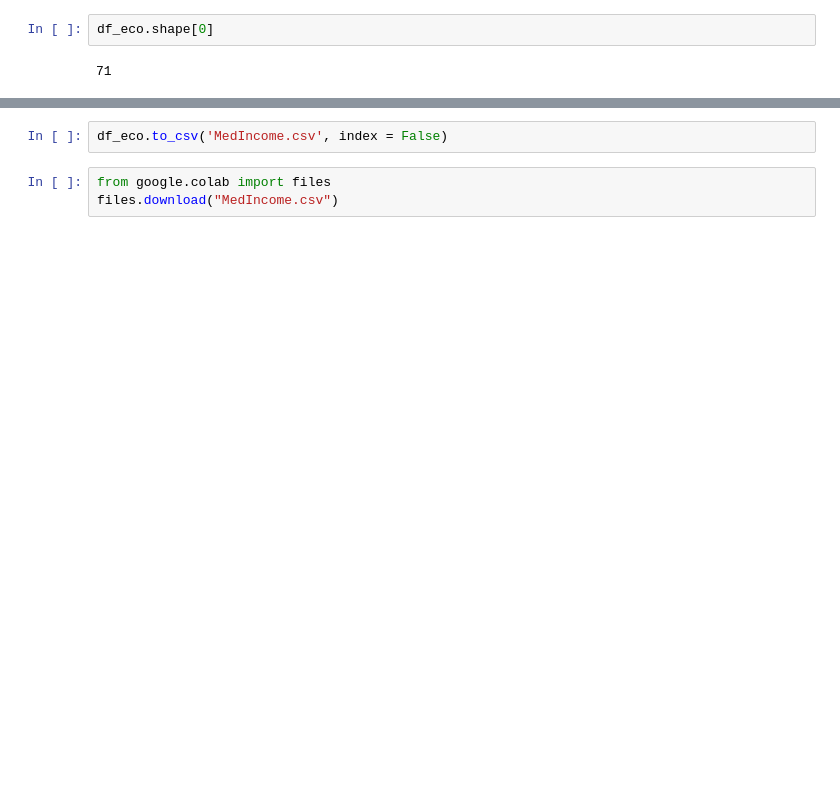
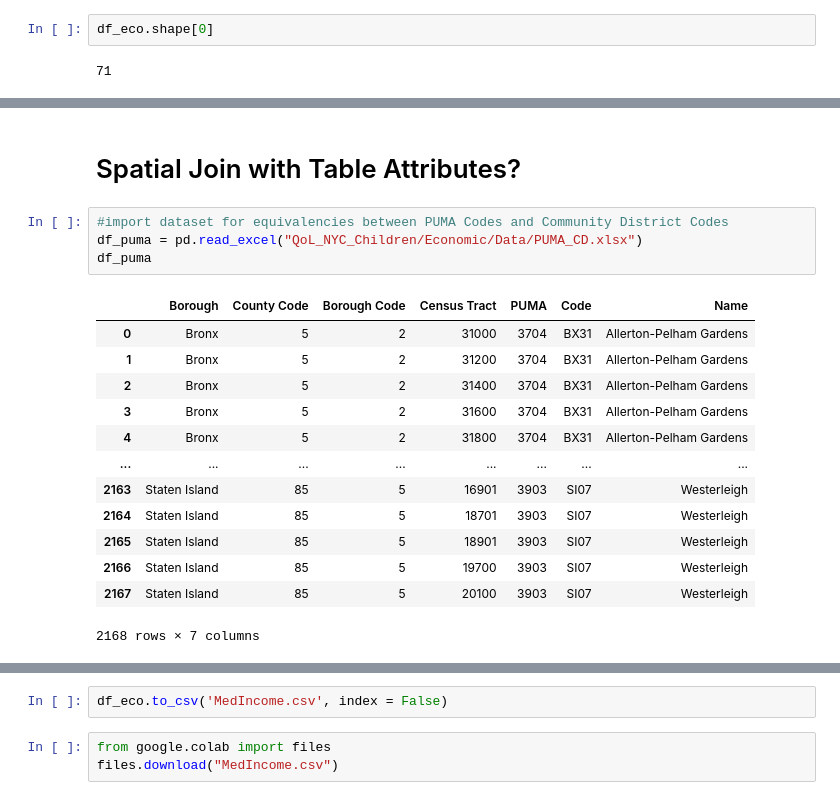
Before and after one commit to kirthi-b/QoL_NYC_Children, a Jupyter notebook: Economic/Data/Economic.ipynb, the cells around one changed output, grey strips where cells are left out. Saved outputs shown, nothing was run; the diff lists cells and outputs as text; blank space fills up the shorter version.

```diff
--- a/Economic/Data/Economic.ipynb
+++ b/Economic/Data/Economic.ipynb
@@ -46,0 +78,20 @@ df_eco.shape[0]
+# %% [markdown]
+# Spatial Join with Table Attributes?
+# %%
+#import dataset for equivalencies between PUMA Codes and Community District Codes
+df_puma = pd.read_excel("QoL_NYC_Children/Economic/Data/PUMA_CD.xlsx")
+df_puma
+# %% [output]
+|  | Borough | County Code | Borough Code | Census Tract | PUMA | Code | Name |
+| 0 | Bronx | 5 | 2 | 31000 | 3704 | BX31 | Allerton-Pelham Gardens |
+| 1 | Bronx | 5 | 2 | 31200 | 3704 | BX31 | Allerton-Pelham Gardens |
+| 2 | Bronx | 5 | 2 | 31400 | 3704 | BX31 | Allerton-Pelham Gardens |
+| 3 | Bronx | 5 | 2 | 31600 | 3704 | BX31 | Allerton-Pelham Gardens |
+| 4 | Bronx | 5 | 2 | 31800 | 3704 | BX31 | Allerton-Pelham Gardens |
+| ... | ... | ... | ... | ... | ... | ... | ... |
+| 2163 | Staten Island | 85 | 5 | 16901 | 3903 | SI07 | Westerleigh |
+| 2164 | Staten Island | 85 | 5 | 18701 | 3903 | SI07 | Westerleigh |
+| 2165 | Staten Island | 85 | 5 | 18901 | 3903 | SI07 | Westerleigh |
+| 2166 | Staten Island | 85 | 5 | 19700 | 3903 | SI07 | Westerleigh |
+| 2167 | Staten Island | 85 | 5 | 20100 | 3903 | SI07 | Westerleigh |
+2168 rows × 7 columns
```
Also changed, not shown: parts of 16 cells of this notebook, 19 other files.
